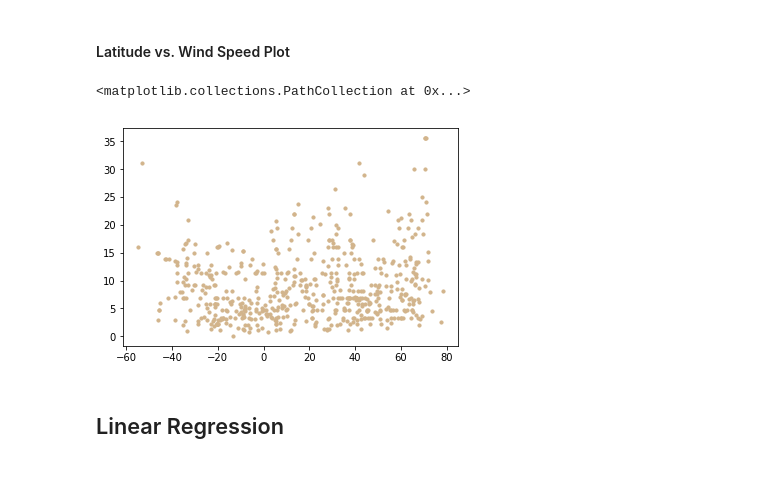
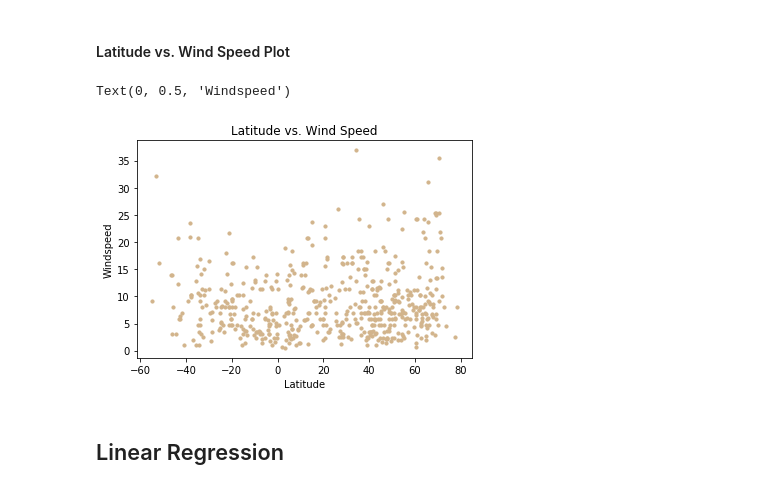
Before and after one commit to bhernan2/API-challenge, a Jupyter notebook: starter_code/WeatherPy.ipynb, the cells around one changed output. Cells and saved outputs as stored; diff of their text form; code cells hidden in the pictures.

```diff
--- a/starter_code/WeatherPy.ipynb
+++ b/starter_code/WeatherPy.ipynb
@@ -94,7 +94,6 @@ for city in cities:
     }
     try:
         response = requests.get(url, params)
-        #see if API call successful
         #print(response.url)
         results = response.json()
         #reformat to see data better
@@ -107,8 +106,8 @@ for city in cities:
         max_temp.append(results["main"]["temp_max"])
         wind_speed.append(results["wind"]["speed"])
         #increase counter by one, include a set count
-        if record > 49:
-            record = 0
+        if record == 50:
+            record = 1
             set_count +=1
         else:
             record += 1
@@ -214,6 +228,9 @@ plt.scatter(weather_df["Lat"], weather_df["Cloudiness"], marker="o", color="blue
 #### Latitude vs. Wind Speed Plot
 # %%
 plt.scatter(weather_df["Lat"], weather_df["Wind Speed"], marker="o", color="tan", s=10)
+plt.title("Latitude vs. Wind Speed")
+plt.xlabel("Latitude")
+plt.ylabel("Windspeed")
 # %% [output]
-<matplotlib.collections.PathCollection at 0x...>
+Text(0, 0.5, 'Windspeed')
-[figure, old version]
+[figure, new version]
```
Also changed, not shown: parts of 12 cells of this notebook.
